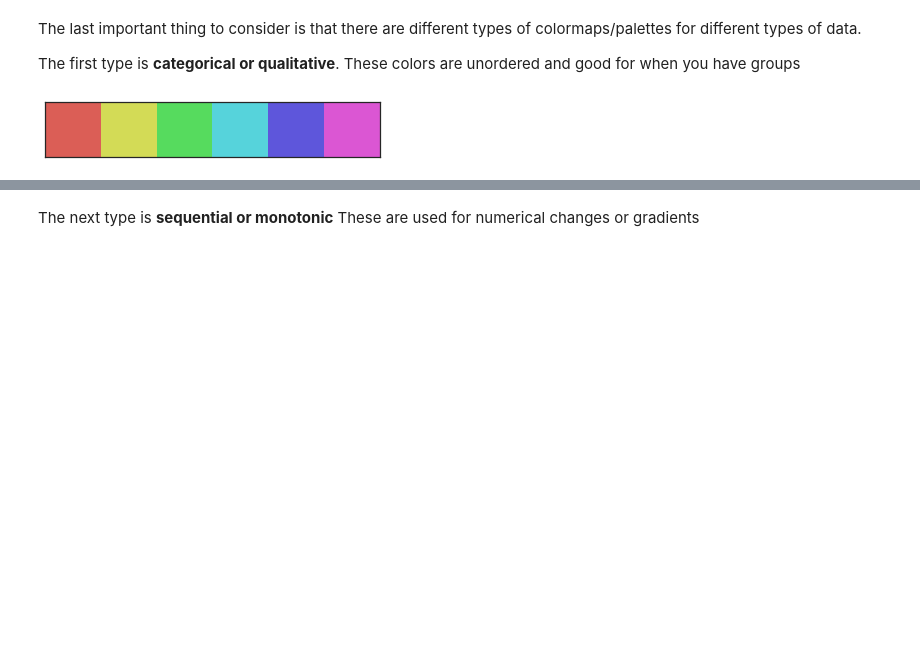
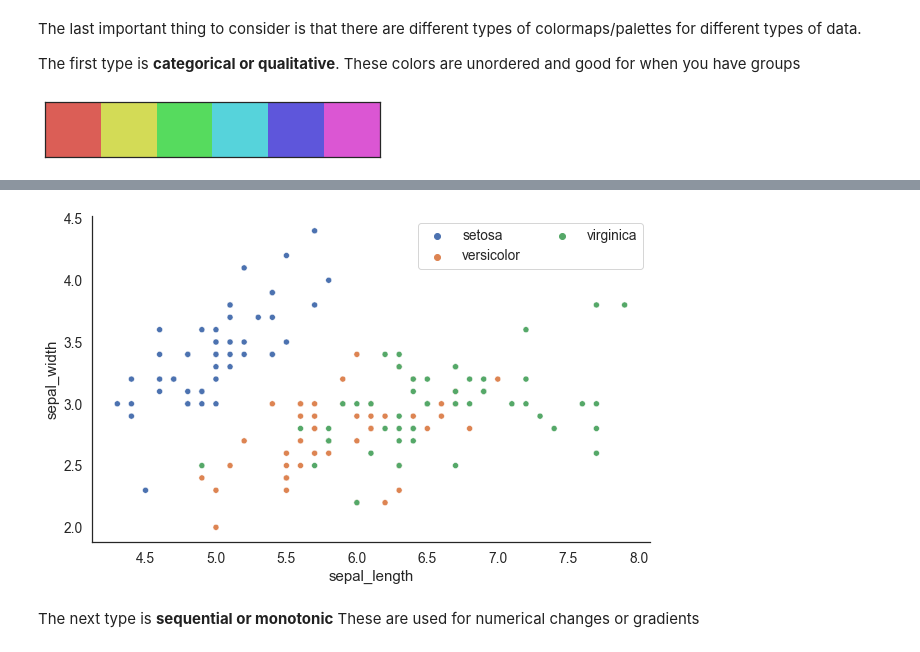
Before and after one commit to bharris12/URP_2021_Programming_Course, a Jupyter notebook: lecture_4/4_visualization.ipynb, the cells around one changed output, grey strips where cells are left out. Drawn from its saved outputs; the diff is of its cells as text; code cells hidden in the pictures; blank space fills up the shorter version.

```diff
--- a/lecture_4/4_visualization.ipynb
+++ b/lecture_4/4_visualization.ipynb
@@ -22,2 +21,8 @@ from palmerpenguins import load_penguins
 
 %matplotlib inline
+# %%
+#load datasets
+!wget https://raw.githubusercontent.com/bharris12/URP_2021_Programming_Course/main/lecture_4/data/iris.csv
+from palmerpenguins import load_penguins
+iris = pd.read_csv('./data/iris.csv',index_col=0)
+penguins = load_penguins()
@@ -183,3 +224,11 @@ sns.despine()
+# %%
+#plot with the iris dataset
+fig, ax =plt.subplots(figsize=(10,6))
+sns.scatterplot(data=iris,x='sepal_length',y='sepal_width',hue='species',ax=ax)
+ax.legend(ncol=2)
+sns.despine()
+# %% [output]
+[figure, added]
 # %% [markdown]
 The next type is **sequential or monotonic** These are used for numerical changes or gradients
 # %%
```
Also changed, not shown: parts of 20 cells of this notebook.
